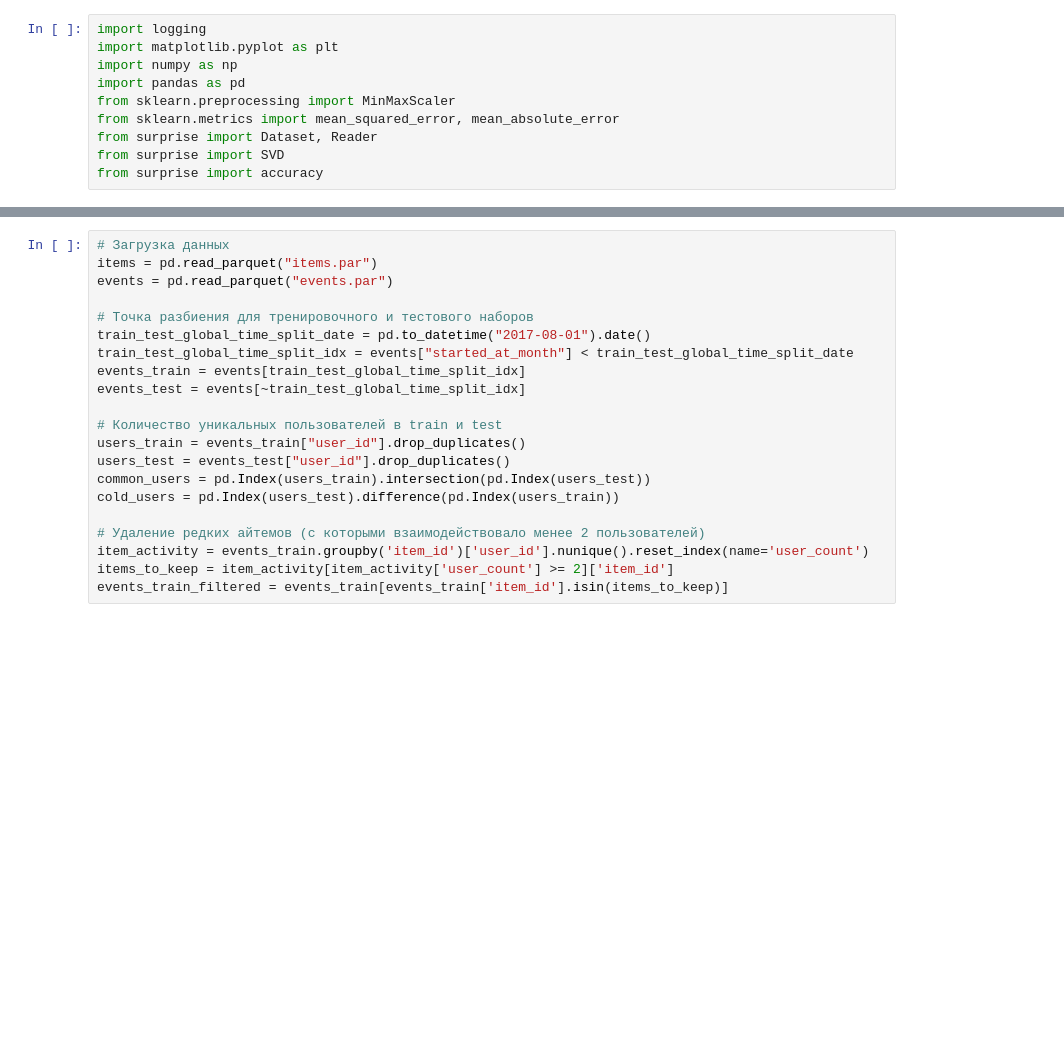
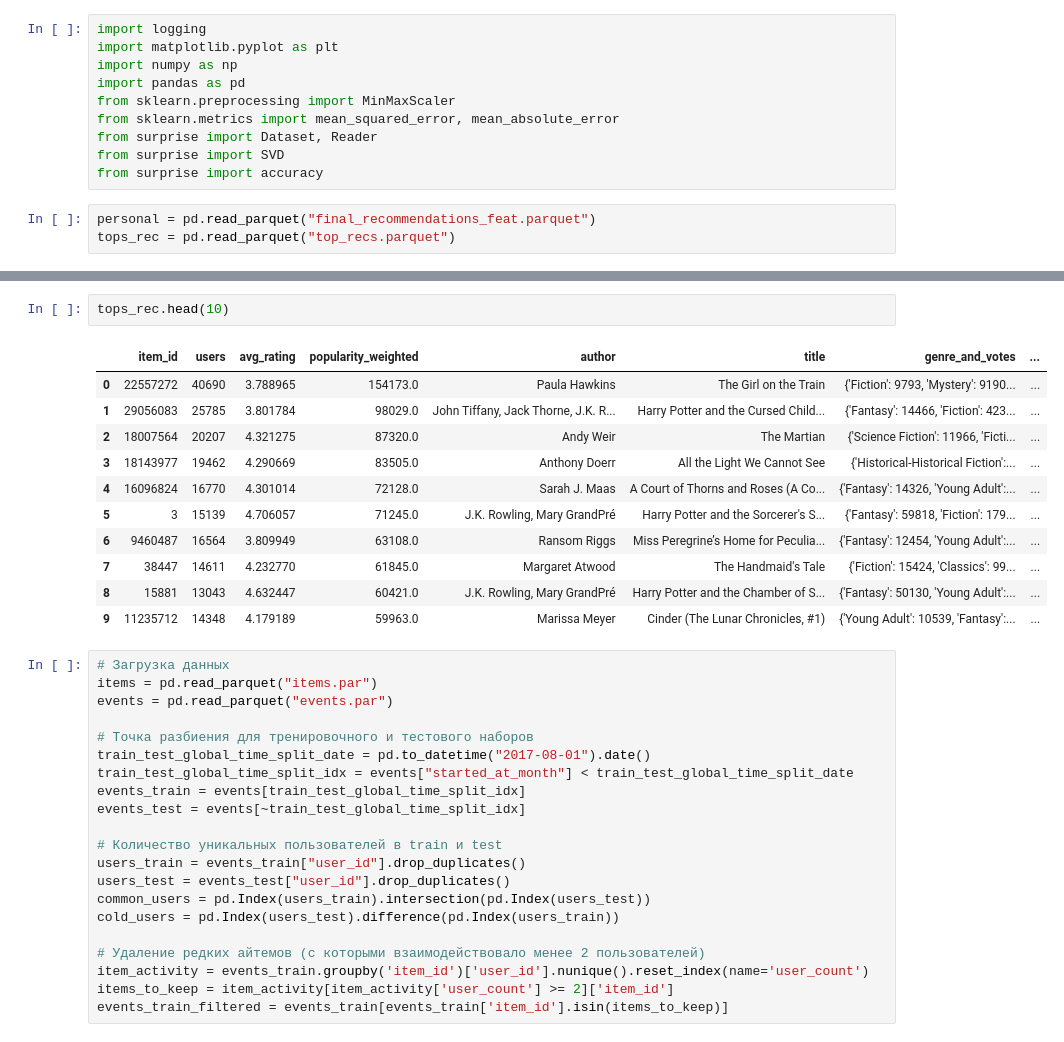
Before and after one commit to Totoxa85/mle-recsys-start, a Jupyter notebook: main_offline_test.ipynb, the cells around one changed output, grey strips where cells are left out. Drawn from its saved outputs; the diff is of its cells as text; blank space fills up the shorter version.

```diff
--- a/main_offline_test.ipynb
+++ b/main_offline_test.ipynb
@@ -8,3 +8,6 @@ from sklearn.metrics import mean_squared_error, mean_absolute_error
 from surprise import Dataset, Reader
 from surprise import SVD
 from surprise import accuracy
+# %%
+personal = pd.read_parquet("final_recommendations_feat.parquet")
+tops_rec = pd.read_parquet("top_recs.parquet")
@@ -11,3 +54,17 @@ from surprise import accuracy
+# %%
+tops_rec.head(10)
+# %% [output]
+|  | item_id | users | avg_rating | popularity_weighted | author | title | genre_and_votes | ... |
+| 0 | 22557272 | 40690 | 3.788965 | 154173.0 | Paula Hawkins | The Girl on the Train | {'Fiction': 9793, 'Mystery': 9190... | ... |
+| 1 | 29056083 | 25785 | 3.801784 | 98029.0 | John Tiffany, Jack Thorne, J.K. R... | Harry Potter and the Cursed Child... | {'Fantasy': 14466, 'Fiction': 423... | ... |
+| 2 | 18007564 | 20207 | 4.321275 | 87320.0 | Andy Weir | The Martian | {'Science Fiction': 11966, 'Ficti... | ... |
+| 3 | 18143977 | 19462 | 4.290669 | 83505.0 | Anthony Doerr | All the Light We Cannot See | {'Historical-Historical Fiction':... | ... |
+| 4 | 16096824 | 16770 | 4.301014 | 72128.0 | Sarah J. Maas | A Court of Thorns and Roses (A Co... | {'Fantasy': 14326, 'Young Adult':... | ... |
+| 5 | 3 | 15139 | 4.706057 | 71245.0 | J.K. Rowling, Mary GrandPré | Harry Potter and the Sorcerer's S... | {'Fantasy': 59818, 'Fiction': 179... | ... |
+| 6 | 9460487 | 16564 | 3.809949 | 63108.0 | Ransom Riggs | Miss Peregrine’s Home for Peculia... | {'Fantasy': 12454, 'Young Adult':... | ... |
+| 7 | 38447 | 14611 | 4.232770 | 61845.0 | Margaret Atwood | The Handmaid's Tale | {'Fiction': 15424, 'Classics': 99... | ... |
+| 8 | 15881 | 13043 | 4.632447 | 60421.0 | J.K. Rowling, Mary GrandPré | Harry Potter and the Chamber of S... | {'Fantasy': 50130, 'Young Adult':... | ... |
+| 9 | 11235712 | 14348 | 4.179189 | 59963.0 | Marissa Meyer | Cinder (The Lunar Chronicles, #1) | {'Young Adult': 10539, 'Fantasy':... | ... |
 # %%
 # Загрузка данных
 items = pd.read_parquet("items.par")
```
Also changed, not shown: parts of 2 cells of this notebook, 22 other files.
